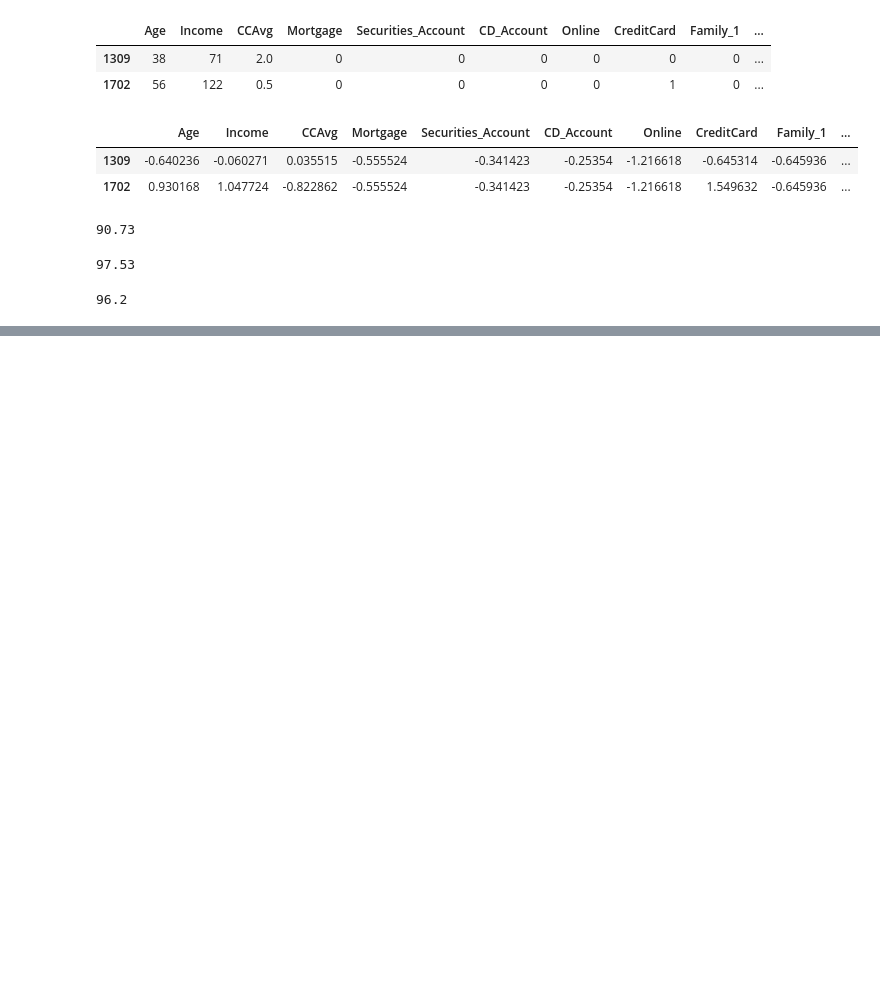
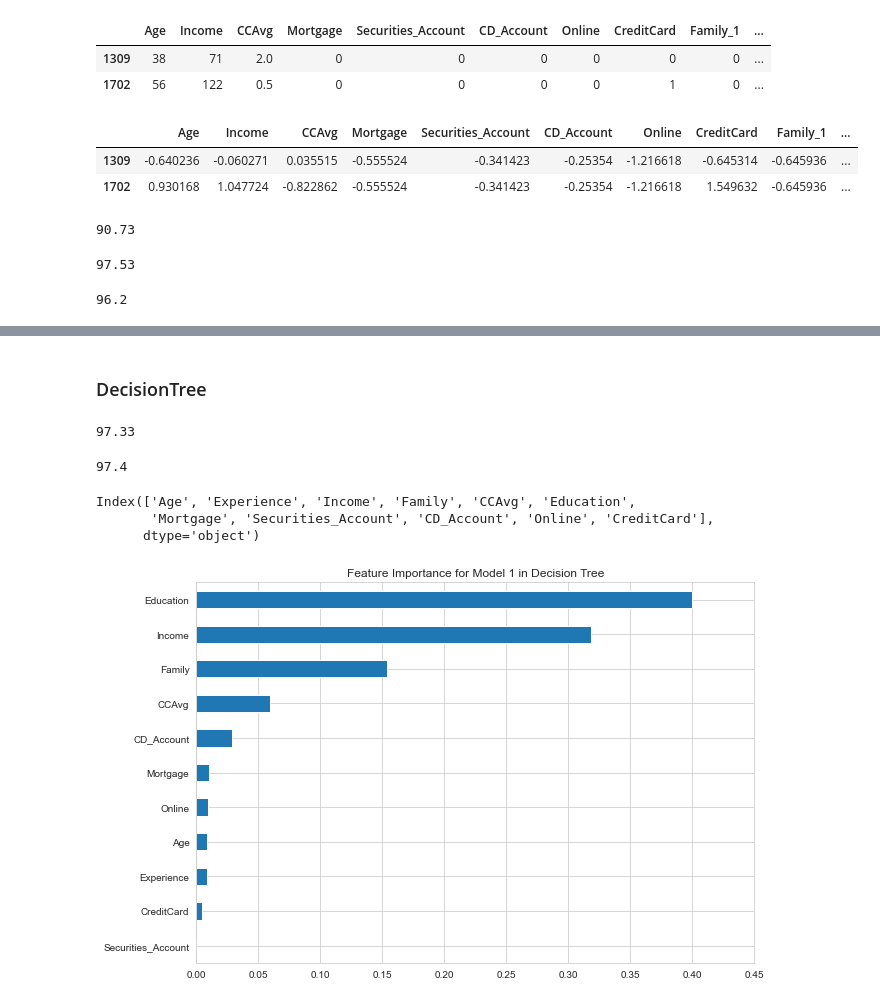
Before and after one commit to upflairs/230821ML01, a Jupyter notebook: dayMLAI002.ipynb, the cells around one changed output, grey strips where cells are left out. Saved outputs shown, nothing was run; the diff lists cells and outputs as text; code cells hidden in the pictures; blank space fills up the shorter version.

```diff
--- a/dayMLAI002.ipynb
+++ b/dayMLAI002.ipynb
@@ -494,0 +484,19 @@ model_svm_grid = grid.best_estimator_
+# %% [markdown]
+### DecisionTree
+# %%
+model_dt_2 = DecisionTreeClassifier().fit(xtrain2,ytrain2)
+print(round(100*model_dt_2.score(xtest2,ytest2),2))
+# %% [output]
+97.33
+# %%
+model_dt_21 = DecisionTreeClassifier().fit(xtrain21,ytrain21)
+print(round(100*model_dt_21.score(xtest21,ytest21),2))
+# %% [output]
+97.4
+# %%
+feats1 = xtrain1.columns
+feats1
+# %% [output]
+Index(['Age', 'Experience', 'Income', 'Family', 'CCAvg', 'Education',
+       'Mortgage', 'Securities_Account', 'CD_Account', 'Online', 'CreditCard'],
+      dtype='object')
@@ -494,0 +506,8 @@ model_svm_grid = grid.best_estimator_
+# %%
+plt.figure(figsize = (10,7))
+pd.Series(model_dt.feature_importances_, index=feats1).sort_values().plot.barh()
+plt.xticks(np.arange(0,0.5,0.05))
+plt.title('Feature Importance for Model 1 in Decision Tree')
+plt.show()
+# %% [output]
+[figure, added]
```
Also changed, not shown: parts of 35 cells of this notebook.
